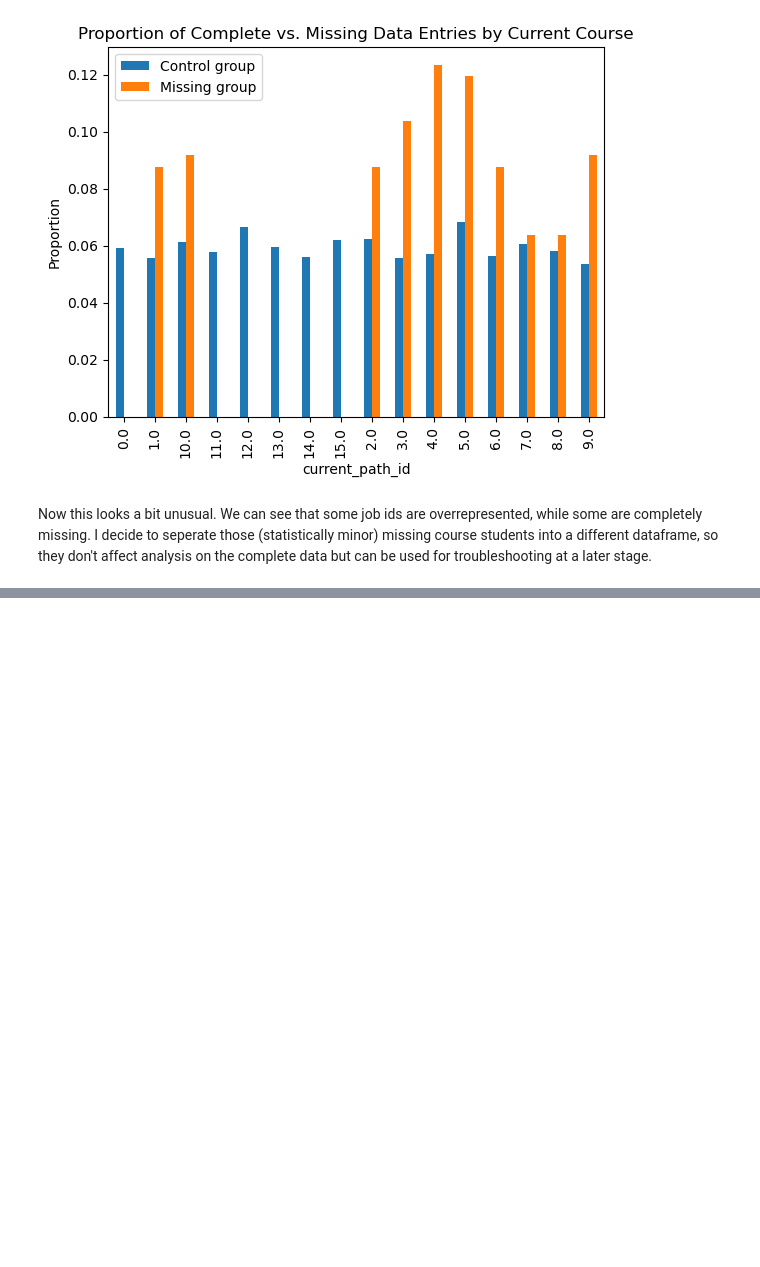
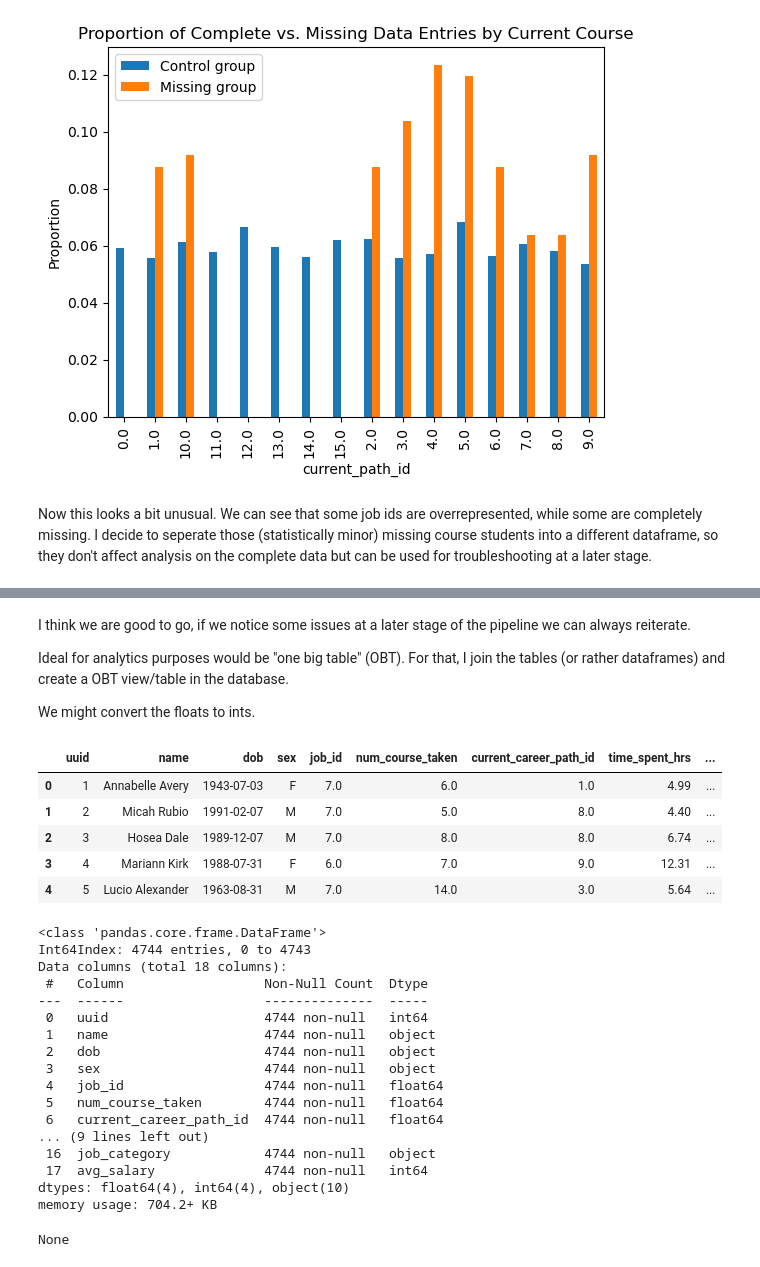
Before and after one commit to marbel89/Data-Ingestion-Pipeline-Deployment, a Jupyter notebook: Database_EDA.ipynb, the cells around one changed output, grey strips where cells are left out. Drawn from its saved outputs; the diff is of its cells as text; code cells hidden in the pictures; blank space fills up the shorter version.

Commit message:
Wrapped up EDA, updated Database with cleaned OTB, as well as CSV

```diff
--- a/Database_EDA.ipynb
+++ b/Database_EDA.ipynb
@@ -263,0 +582,6 @@ ValueError: invalid literal for int() with base 10: '7.0'
+# %%
+df_courses2 = df_courses.copy()
+new_row =  pd.DataFrame({"career_path_id": [0], "career_path_name": ["N/A"], "hours_to_complete": [0]})
+df_courses2= pd.concat([new_row, df_courses2], ignore_index=True)
+df_courses = df_courses2
+df_courses
@@ -263,0 +630,9 @@ ValueError: invalid literal for int() with base 10: '7.0'
+# %%
+df_students2 = df_students.copy()
+
+df_students2.job_id = df_students2.job_id.astype(float)
+df_students2.current_career_path_id = df_students2.current_career_path_id.astype(float)
+df_students2.num_course_taken = df_students2.num_course_taken.astype(float)
+df_students2.time_spent_hrs = df_students2.time_spent_hrs.astype(float)
+df_students = df_students2
+df_students.info()
@@ -263,0 +660,36 @@ ValueError: invalid literal for int() with base 10: '7.0'
+# %% [markdown]
+I think we are good to go, if we notice some issues at a later stage of the pipeline we can always reiterate.
+
+Ideal for analytics purposes would be "one big table" (OBT). For that, I join the tables (or rather dataframes) and create a OBT view/table in the database.
+
+We might convert the floats to ints.
+# %%
+obt = df_students.merge(df_courses, left_on="current_career_path_id", right_on="career_path_id", how="left")
+obt = obt.merge(df_student_jobs, on="job_id", how="left")
+display(obt.head())
+display(obt.info())
+# %% [output]
+|  | uuid | name | dob | sex | job_id | num_course_taken | current_career_path_id | time_spent_hrs | ... |
+| 0 | 1 | Annabelle Avery | 1943-07-03 | F | 7.0 | 6.0 | 1.0 | 4.99 | ... |
+| 1 | 2 | Micah Rubio | 1991-02-07 | M | 7.0 | 5.0 | 8.0 | 4.40 | ... |
+| 2 | 3 | Hosea Dale | 1989-12-07 | M | 7.0 | 8.0 | 8.0 | 6.74 | ... |
+| 3 | 4 | Mariann Kirk | 1988-07-31 | F | 6.0 | 7.0 | 9.0 | 12.31 | ... |
+| 4 | 5 | Lucio Alexander | 1963-08-31 | M | 7.0 | 14.0 | 3.0 | 5.64 | ... |
+<class 'pandas.core.frame.DataFrame'>
+Int64Index: 4744 entries, 0 to 4743
+Data columns (total 18 columns):
+ #   Column                  Non-Null Count  Dtype
+---  ------                  --------------  -----
+ 0   uuid                    4744 non-null   int64
+ 1   name                    4744 non-null   object
+ 2   dob                     4744 non-null   object
+ 3   sex                     4744 non-null   object
+ 4   job_id                  4744 non-null   float64
+ 5   num_course_taken        4744 non-null   float64
+ 6   current_career_path_id  4744 non-null   float64
+... (9 lines left out)
+ 16  job_category            4744 non-null   object
+ 17  avg_salary              4744 non-null   int64
+dtypes: float64(4), int64(4), object(10)
+memory usage: 704.2+ KB
+None
```
Also changed, not shown: parts of 37 cells of this notebook, 2 other files.
